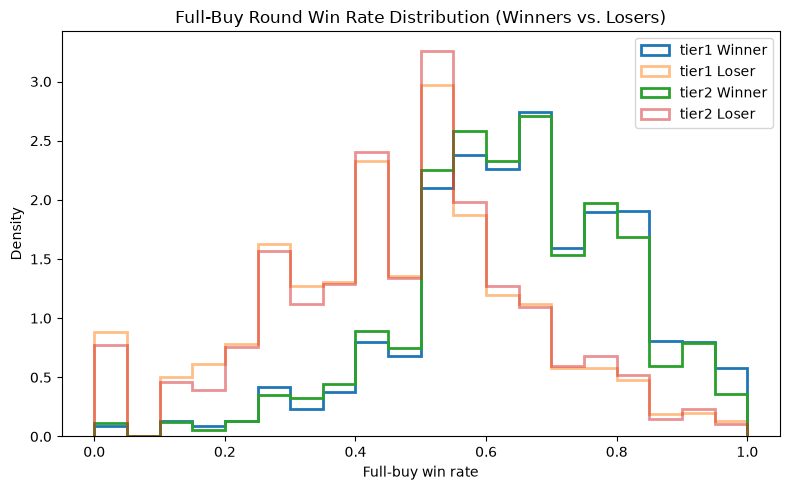
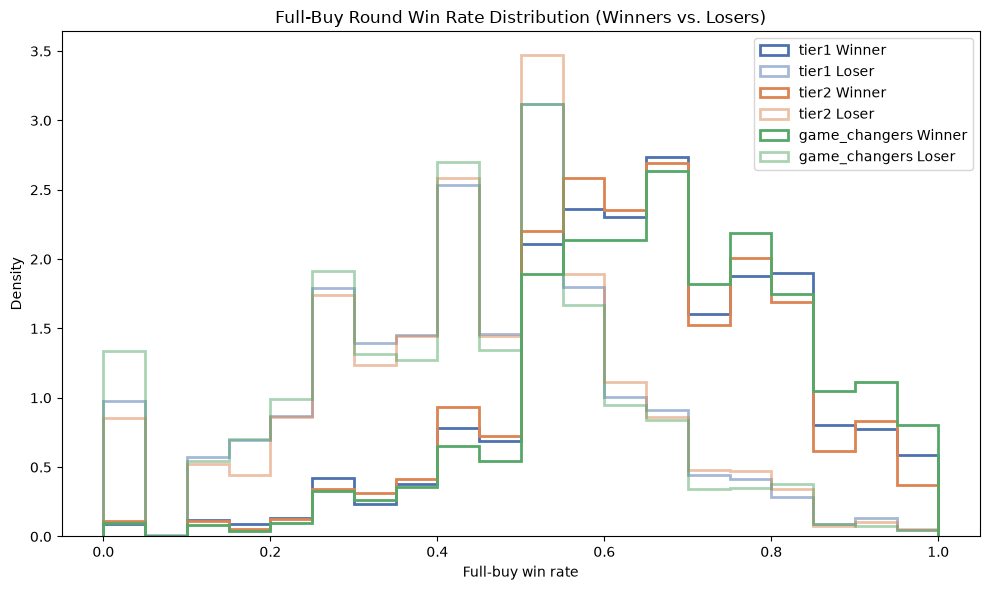
Code edit (unified diff) that turned the first committed figure into the second:
--- before
+++ after
@@ -1,9 +1,10 @@
 # 4c. Full-buy efficiency: winner vs. loser full_buy_winrate
-fig, ax = plt.subplots(figsize=(8,5))
-for tier in ['tier1','tier2']:
+fig, ax = plt.subplots(figsize=(10,6))
+colors = {'tier1': '#4C72B0', 'tier2': '#DD8452', 'game_changers': '#55A868'}
+for tier in ['tier1','tier2','game_changers']:
     for outcome, label, alpha in [(1,'Winner',1.0),(0,'Loser',0.5)]:
         data = (econ_w[(econ_w['tier']==tier) & (econ_w['match_won']==outcome)]
                 ['full_buy_winrate'].dropna())
-        ax.hist(data, bins=20, alpha=alpha, density=True,
+        ax.hist(data, bins=20, alpha=alpha, density=True, color=colors[tier],
                 label=f'{tier} {label}', histtype='step', linewidth=2)
 ax.set_title('Full-Buy Round Win Rate Distribution (Winners vs. Losers)')

Commit: include game changers